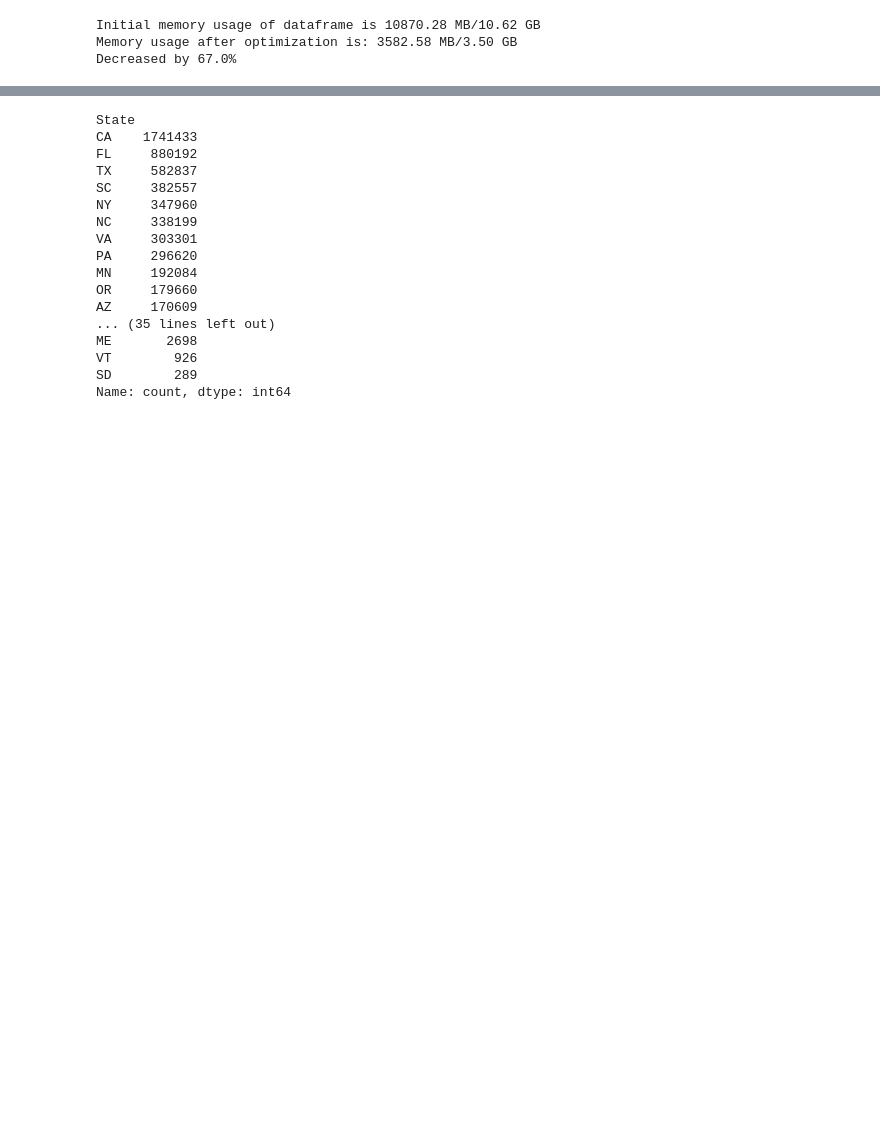
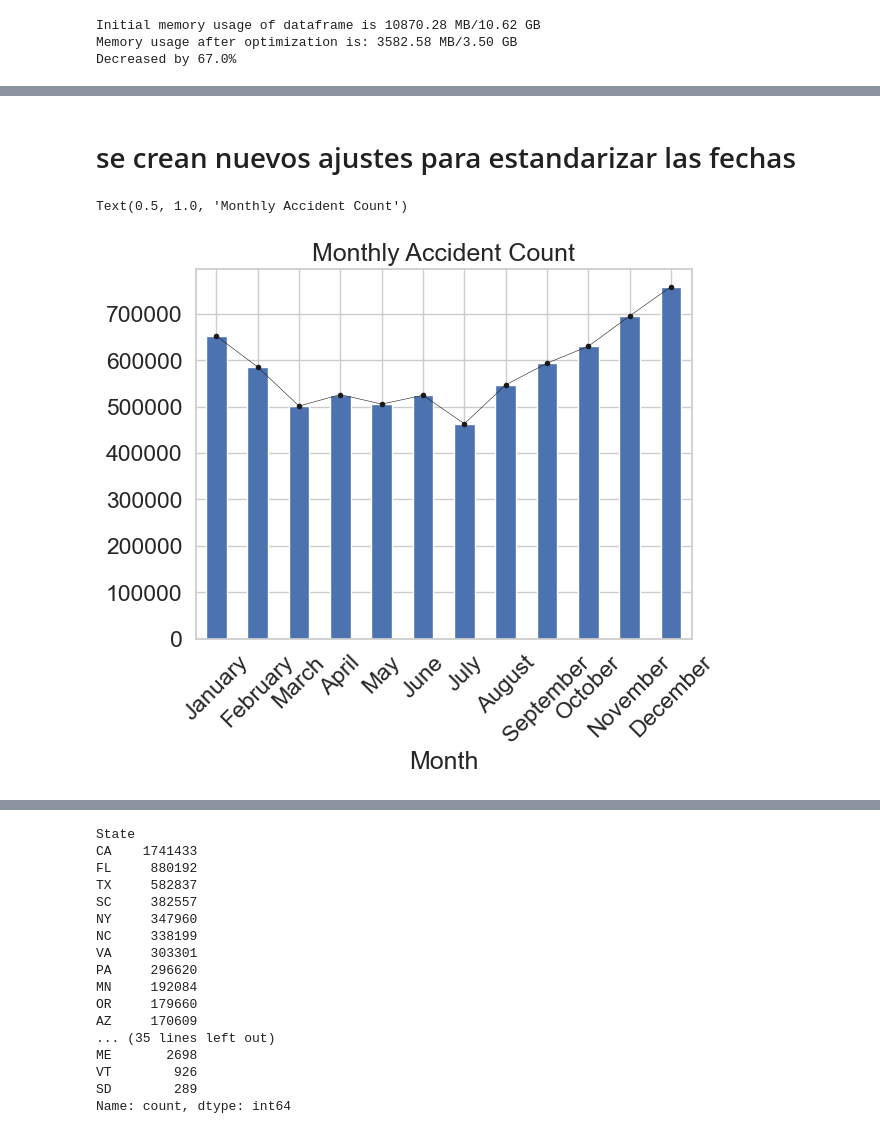
Before and after one commit to Joseluis153/jbook_ml202510, a Jupyter notebook: _sources/notebooks.ipynb, the cells around one changed output, grey strips where cells are left out. Drawn from its saved outputs; the diff is of its cells as text; code cells hidden in the pictures; blank space fills up the shorter version.

```diff
--- a/_sources/notebooks.ipynb
+++ b/_sources/notebooks.ipynb
@@ -131,0 +154,2 @@ Decreased by 67.0%
+# %% [markdown]
+# se crean nuevos ajustes para estandarizar las fechas
@@ -131,0 +164,10 @@ Decreased by 67.0%
+# %%
+
+df.groupby('Month')['Count'].value_counts().plot(kind='bar')
+df.groupby('Month')['Count'].value_counts().plot(color='k',linestyle='-',marker='.',linewidth=0.4)
+plt.xticks(np.arange(12),calendar.month_name[1:13],rotation=45)
+plt.xlabel('Month')
+plt.title('Monthly Accident Count')
+# %% [output]
+Text(0.5, 1.0, 'Monthly Accident Count')
+[figure, added]
```
Also changed, not shown: parts of 35 cells of this notebook, 13 other files.
